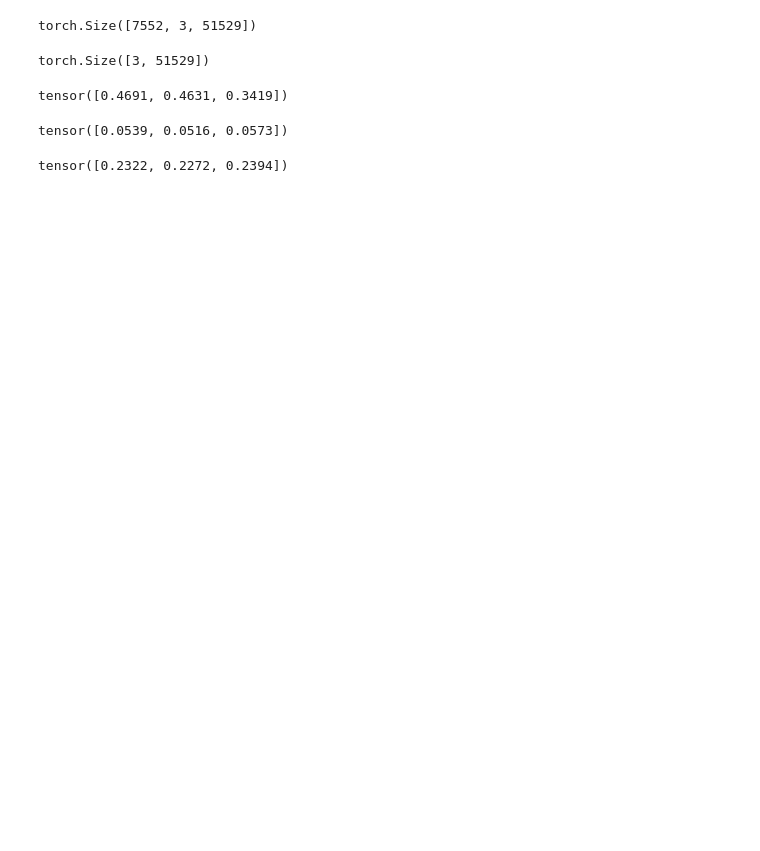
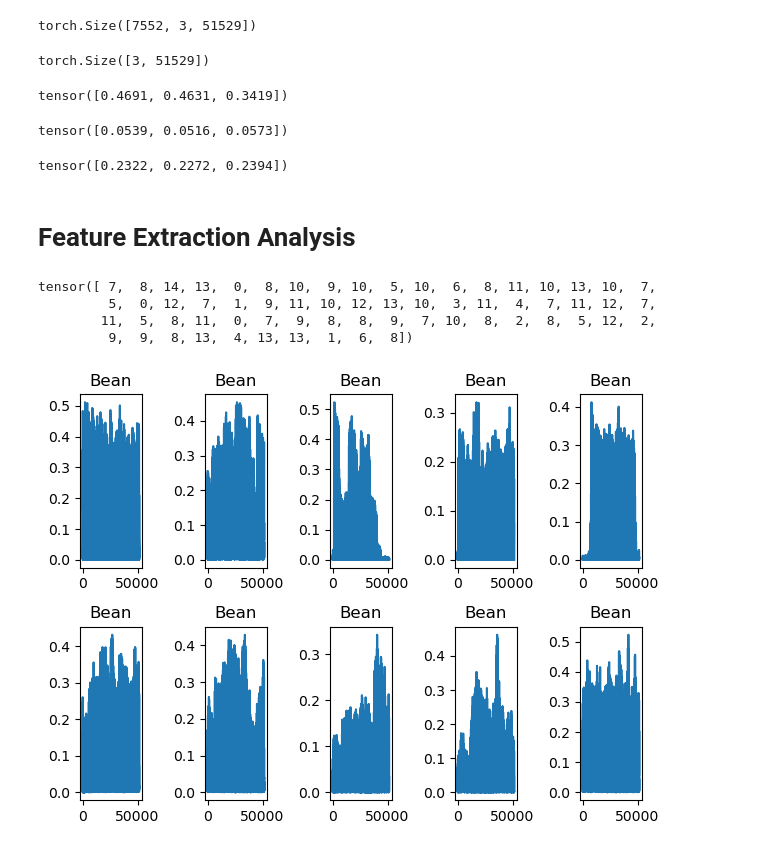
Before and after one commit to ADA-GWU/guidedresearchproject-yusif_mukhtarov, a Jupyter notebook: statistical_analyses.ipynb, the cells around one changed output. Saved outputs shown, nothing was run; the diff lists cells and outputs as text; code cells hidden in the pictures; blank space fills up the shorter version.

Commit message:
feature_extraction

```diff
--- a/statistical_analyses.ipynb
+++ b/statistical_analyses.ipynb
@@ -28,10 +29,10 @@ transform = transforms.Compose([
     transforms.ToTensor()
 ])
 
-data_percentage = 50
+data_percentage = 5
 
 
-train_loader, _, _ = load_data(data_dir = '../data/vegetable_images',
+train_loader, _, classes = load_data(data_dir = '../data/vegetable_images',
                            batch_size = 64,
                            data_type = "train",
                            noise_type = "None",
@@ -104,3 +117,54 @@ std_mean = torch.sqrt(std_mean)
 std_mean
 # %% [output]
 tensor([0.2322, 0.2272, 0.2394])
+# %% [markdown]
+# Feature Extraction Analysis
+# %%
+image, label = next(iter(concat_loader))
+# %%
+label
+# %% [output]
+tensor([ 7,  8, 14, 13,  0,  8, 10,  9, 10,  5, 10,  6,  8, 11, 10, 13, 10,  7,
+         5,  0, 12,  7,  1,  9, 11, 10, 12, 13, 10,  3, 11,  4,  7, 11, 12,  7,
+        11,  5,  8, 11,  0,  7,  9,  8,  8,  9,  7, 10,  8,  2,  8,  5, 12,  2,
+         9,  9,  8, 13,  4, 13, 13,  1,  6,  8])
+# %%
+import random
+
+class_images = {}
+
+for batch in test_loader:
+    images, labels = batch
+
+    for image, label in zip(images, labels):
+        if label.item() not in class_images:
+            class_images[label.item()] = []
+        class_images[label.item()].append(image)
+for class_label in class_images:
+    if len(class_images[class_label]) < 10:
+        raise ValueError(f"Class {class_label} does not have enough images.")
+
+sampled_images = {}
+for class_label in class_images:
+    sampled_images[class_label] = random.sample(class_images[class_label], 10)
+# %%
+sampled_images = sample_images(test_loader, 10)
+# %%
+import matplotlib.pyplot as plt
+
+fig, axs = plt.subplots(nrows=2, ncols=5)
+
+# Step 4: Iterate over subplots and plot data
+count = 0
+for i, ax in enumerate(axs.flatten()):
+    image = sampled_images[0][count]
+    df,_ = feature_extraction(image)
+    ax.plot(df.index, df['Sobel'])
+    ax.set_title(classes[0])
+    count+=1
+
+# Step 5: Adjust layout and display plot
+plt.tight_layout()
+plt.show()
+# %% [output]
+[figure, added]
```
Also changed, not shown: parts of 4 cells of this notebook, 2 other files.
